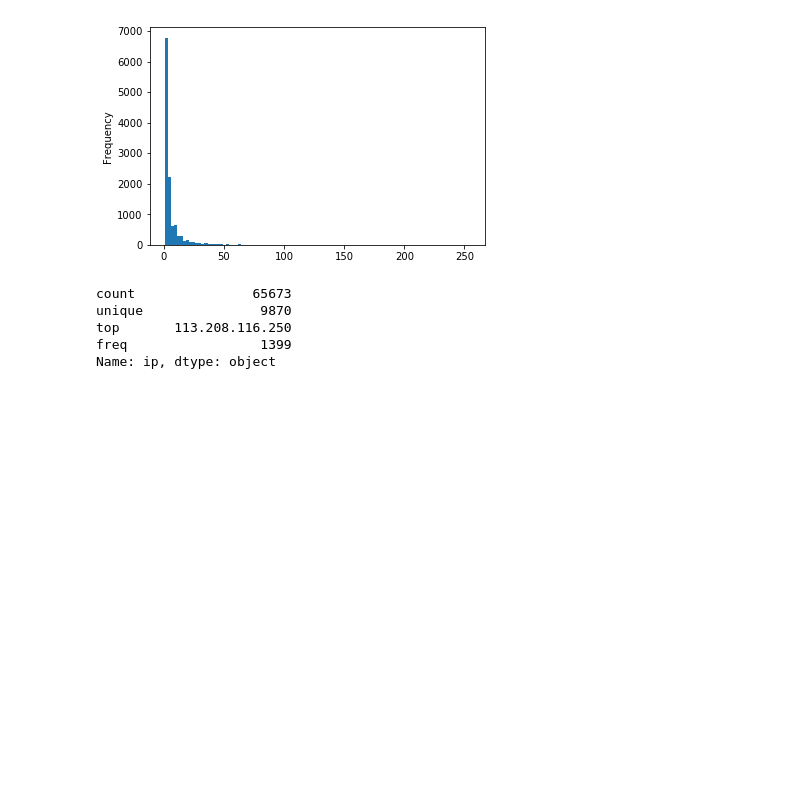
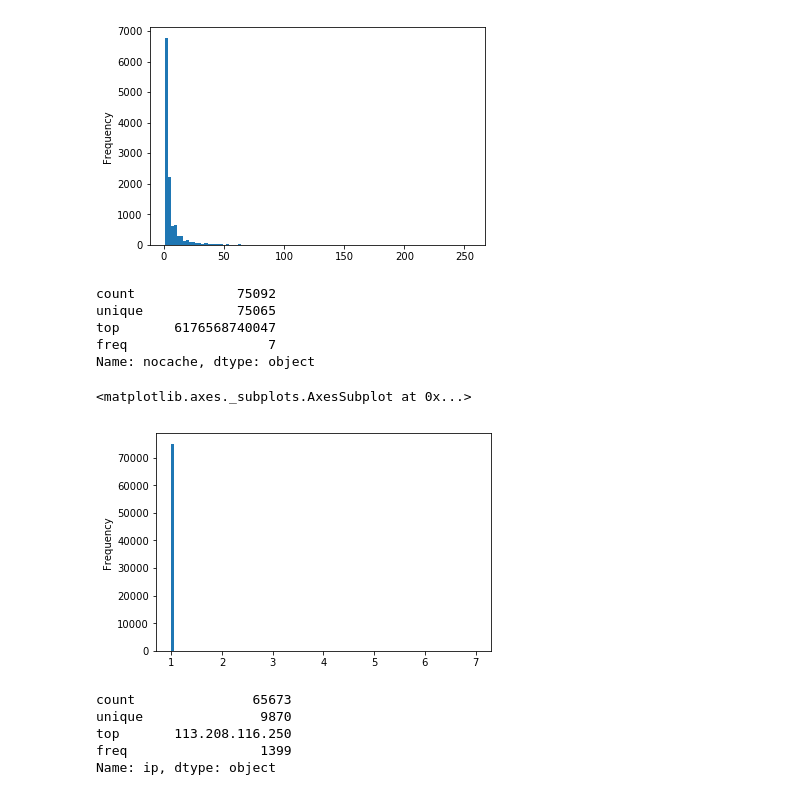
Before and after one commit to whmadan/sensor_capstone, a Jupyter notebook: sensor_data_processing.ipynb, the cells around one changed output. Saved outputs shown, nothing was run; the diff lists cells and outputs as text; code cells hidden in the pictures; blank space fills up the shorter version.

```diff
--- a/sensor_data_processing.ipynb
+++ b/sensor_data_processing.ipynb
@@ -275,6 +281,20 @@ df['dist_id'].value_counts().plot.hist(bins=100)
 # %% [output]
 <matplotlib.axes._subplots.AxesSubplot at 0x...>
 [figure]
+# %%
+df['nocache'].describe()
+# %% [output]
+count             75092
+unique            75065
+top       6176568740047
+freq                  7
+Name: nocache, dtype: object
+# %%
+# e.g. calculate counts of nochache, and plot it
+df['nocache'].value_counts().plot.hist(bins=100)
+# %% [output]
+<matplotlib.axes._subplots.AxesSubplot at 0x...>
+[figure, added]
 # %%
 df['ip'].describe()
 # %% [output]
```
Also changed, not shown: parts of 72 cells of this notebook, 2 other files.
